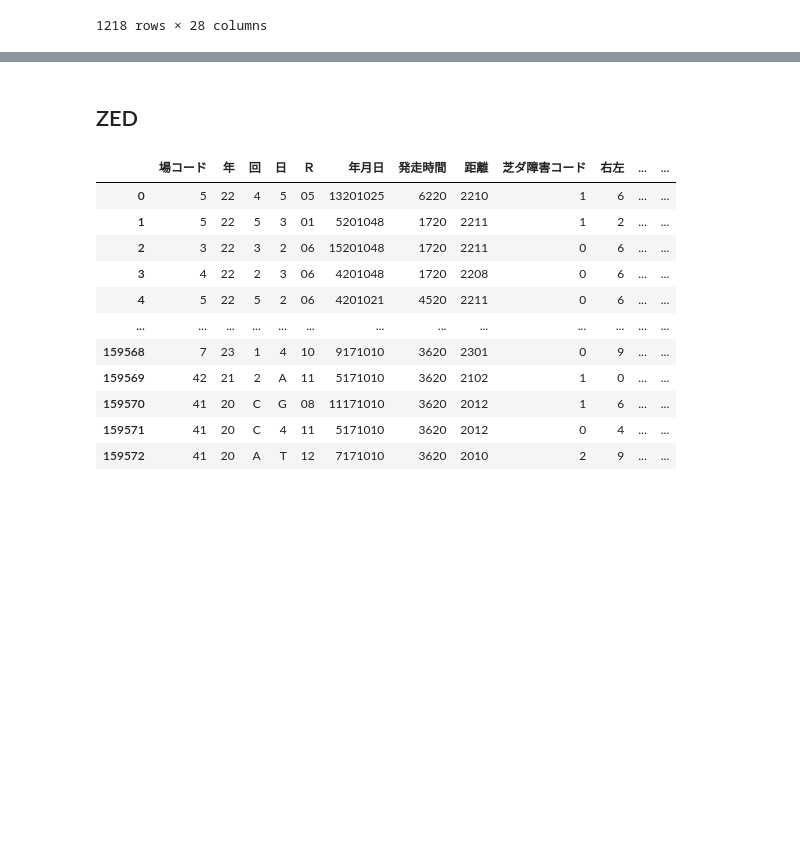
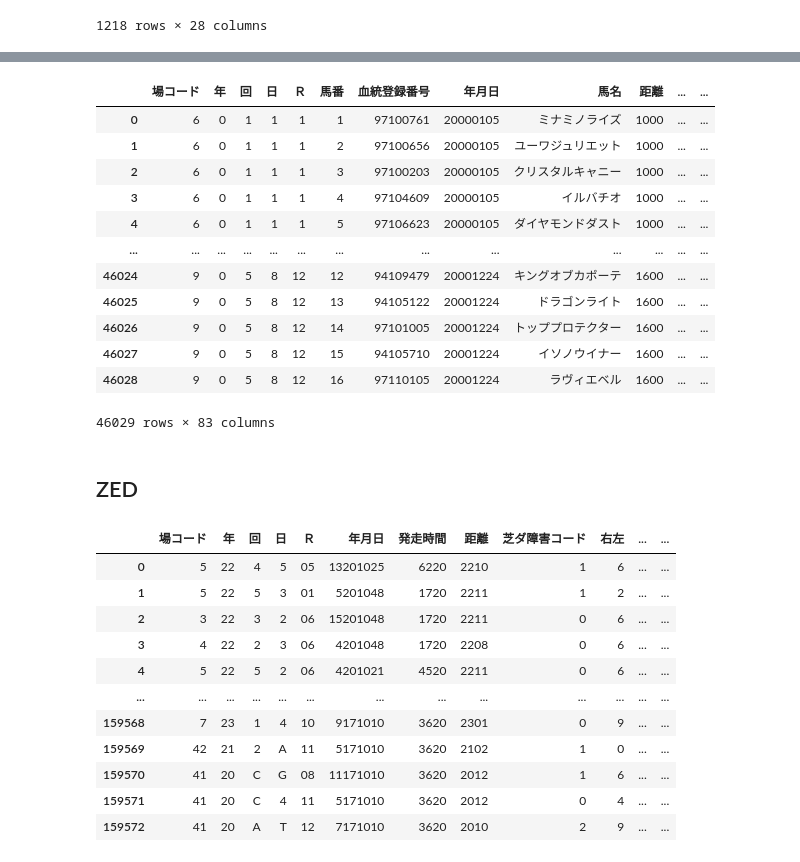
Before and after one commit to abukuma777/get_jrdb, a Jupyter notebook: data_check.ipynb, the cells around one changed output, grey strips where cells are left out. Drawn from its saved outputs; the diff is of its cells as text; code cells hidden in the pictures; blank space fills up the shorter version.

```diff
--- a/data_check.ipynb
+++ b/data_check.ipynb
@@ -192,3 +232,25 @@ df_a
+# %%
+# # ディレクトリパスを指定して関数を呼び出す
+# check_encoding("/app/data/jrdb_txt/ZED")
+
+File_type = 'SED'
+year = 2000
+df_a = pd.read_csv(f'/app/data/jrdb_csv/{File_type}/{File_type}_{year}.csv')
+df_a
+# %% [output]
+|  | 場コード | 年 | 回 | 日 | Ｒ | 馬番 | 血統登録番号 | 年月日 | 馬名 | 距離 | ... | ... |
+| 0 | 6 | 0 | 1 | 1 | 1 | 1 | 97100761 | 20000105 | ミナミノライズ | 1000 | ... | ... |
+| 1 | 6 | 0 | 1 | 1 | 1 | 2 | 97100656 | 20000105 | ユーワジュリエット | 1000 | ... | ... |
+| 2 | 6 | 0 | 1 | 1 | 1 | 3 | 97100203 | 20000105 | クリスタルキャニー | 1000 | ... | ... |
+| 3 | 6 | 0 | 1 | 1 | 1 | 4 | 97104609 | 20000105 | イルバチオ | 1000 | ... | ... |
+| 4 | 6 | 0 | 1 | 1 | 1 | 5 | 97106623 | 20000105 | ダイヤモンドダスト | 1000 | ... | ... |
+| ... | ... | ... | ... | ... | ... | ... | ... | ... | ... | ... | ... | ... |
+| 46024 | 9 | 0 | 5 | 8 | 12 | 12 | 94109479 | 20001224 | キングオブカポーテ | 1600 | ... | ... |
+| 46025 | 9 | 0 | 5 | 8 | 12 | 13 | 94105122 | 20001224 | ドラゴンライト | 1600 | ... | ... |
+| 46026 | 9 | 0 | 5 | 8 | 12 | 14 | 97101005 | 20001224 | トッププロテクター | 1600 | ... | ... |
+| 46027 | 9 | 0 | 5 | 8 | 12 | 15 | 94105710 | 20001224 | イソノウイナー | 1600 | ... | ... |
+| 46028 | 9 | 0 | 5 | 8 | 12 | 16 | 97110105 | 20001224 | ラヴィエベル | 1600 | ... | ... |
+46029 rows × 83 columns
 # %% [markdown]
 ## ZED
 # %%
```
Also changed, not shown: parts of 2 cells of this notebook, 2 other files.
